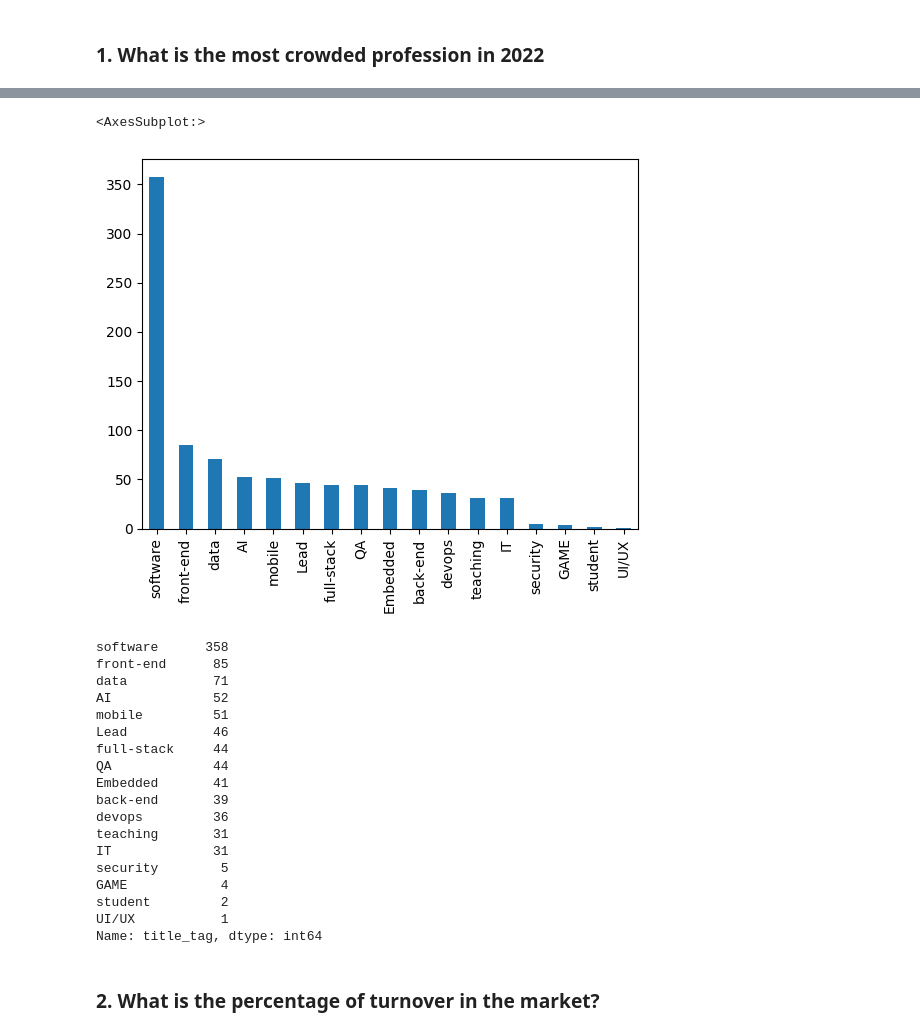
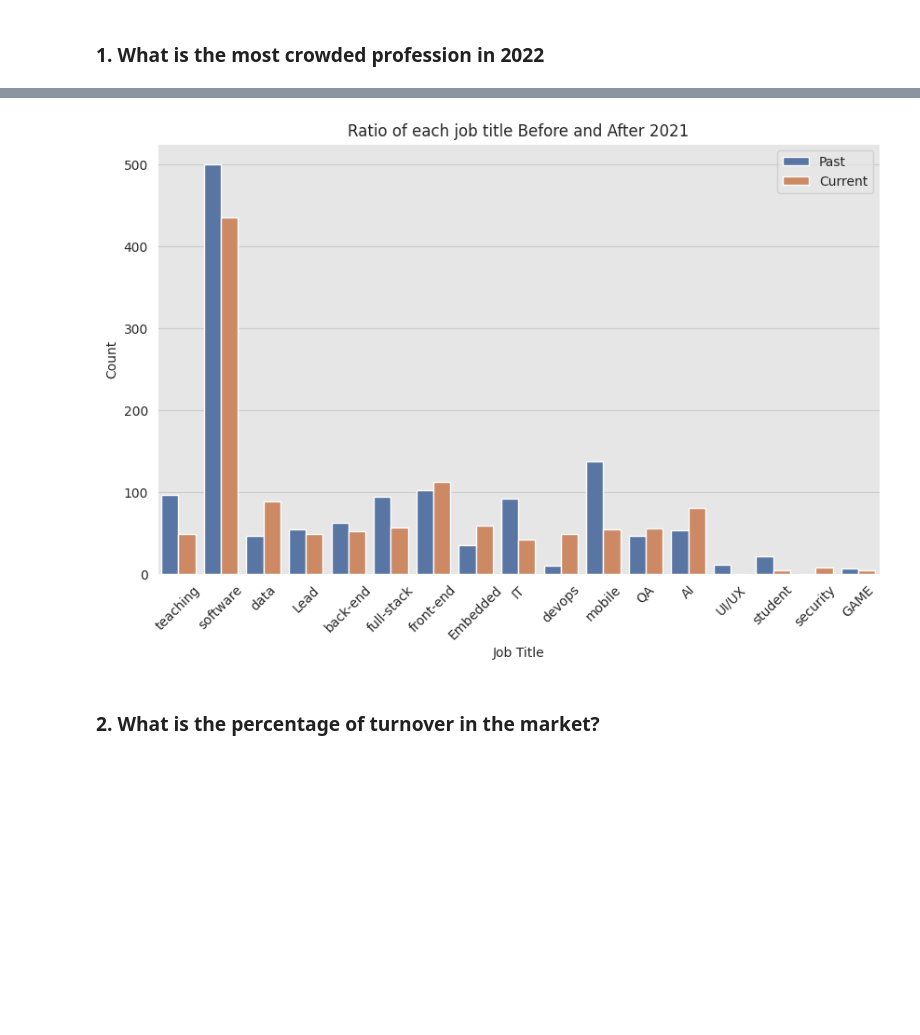
Before and after one commit to Mostafa-wael/Exploring-the-Landscape-of-the-Egyptian-Software-Market, a Jupyter notebook: notebooks/decriptive.ipynb, the cells around one changed output, grey strips where cells are left out. Saved outputs shown, nothing was run; the diff lists cells and outputs as text; code cells hidden in the pictures; blank space fills up the shorter version.

```diff
--- a/notebooks/decriptive.ipynb
+++ b/notebooks/decriptive.ipynb
@@ -5,3 +7,10 @@ import matplotlib.pyplot as plt
+# %%
+sns.set_style(
+    style='darkgrid',
+    rc={'axes.facecolor': '.9', 'grid.color': '.8'}
+)
+sns.set_palette(palette='deep')
+sns_c = sns.color_palette(palette='deep')
 # %% [markdown]
 ### 1. What is the most crowded profession in 2022
 # %%
@@ -17,35 +26,25 @@ df.head()
-# %%
-# get current jobs
-df = df[df['To'] == 'Present']
 # %%
 # filter out internship
 df = df[(df['title_tag'] != 'internship') & (df['EmploymentType'] != 'Internship')]
-# %%
-df['title_tag'].value_counts().sort_values(ascending=False).plot(kind='bar')
-# %% [output]
-<AxesSubplot:>
-[figure, removed]
-# %%
-df['title_tag'].value_counts().sort_values(ascending=False)
-# %% [output]
-software      358
-front-end      85
-data           71
-AI             52
-mobile         51
-Lead           46
-full-stack     44
-QA             44
-Embedded       41
-back-end       39
-devops         36
-teaching       31
-IT             31
-security        5
-GAME            4
-student         2
-UI/UX           1
-Name: title_tag, dtype: int64
+# %%
+df['is_current'] = df['From'] >= datetime.datetime(2021, 1, 1)
+# %%
+# vis the ratio of each job title in current jobs and past jobs in same graph
+fig, ax = plt.subplots(figsize=(10, 6))
+sns.countplot(
+    data=df,
+    x='title_tag',
+    hue='is_current',
+    ax=ax
+)
+ax.set_title('Ratio of each job title Before and After 2021')
+ax.set_xlabel('Job Title')
+ax.set_ylabel('Count')
+ax.legend(['Past', 'Current'])
+plt.xticks(rotation=45)
+plt.show()
+# %% [output]
+[figure, added]
 # %% [markdown]
 ### 2. What is the percentage of turnover in the market?
 # %%
```
Also changed, not shown: parts of 6 cells of this notebook, 5 other files.
